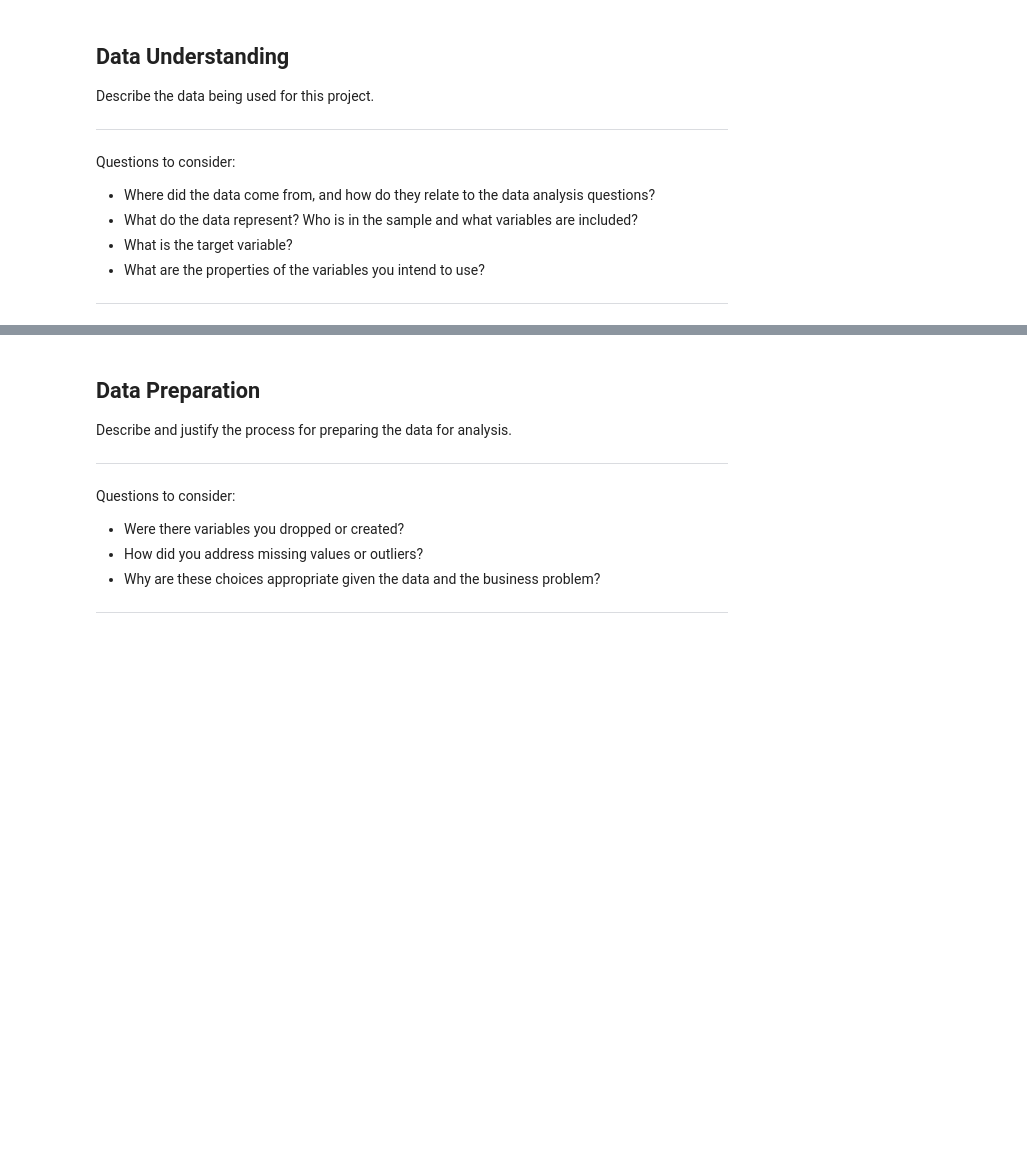
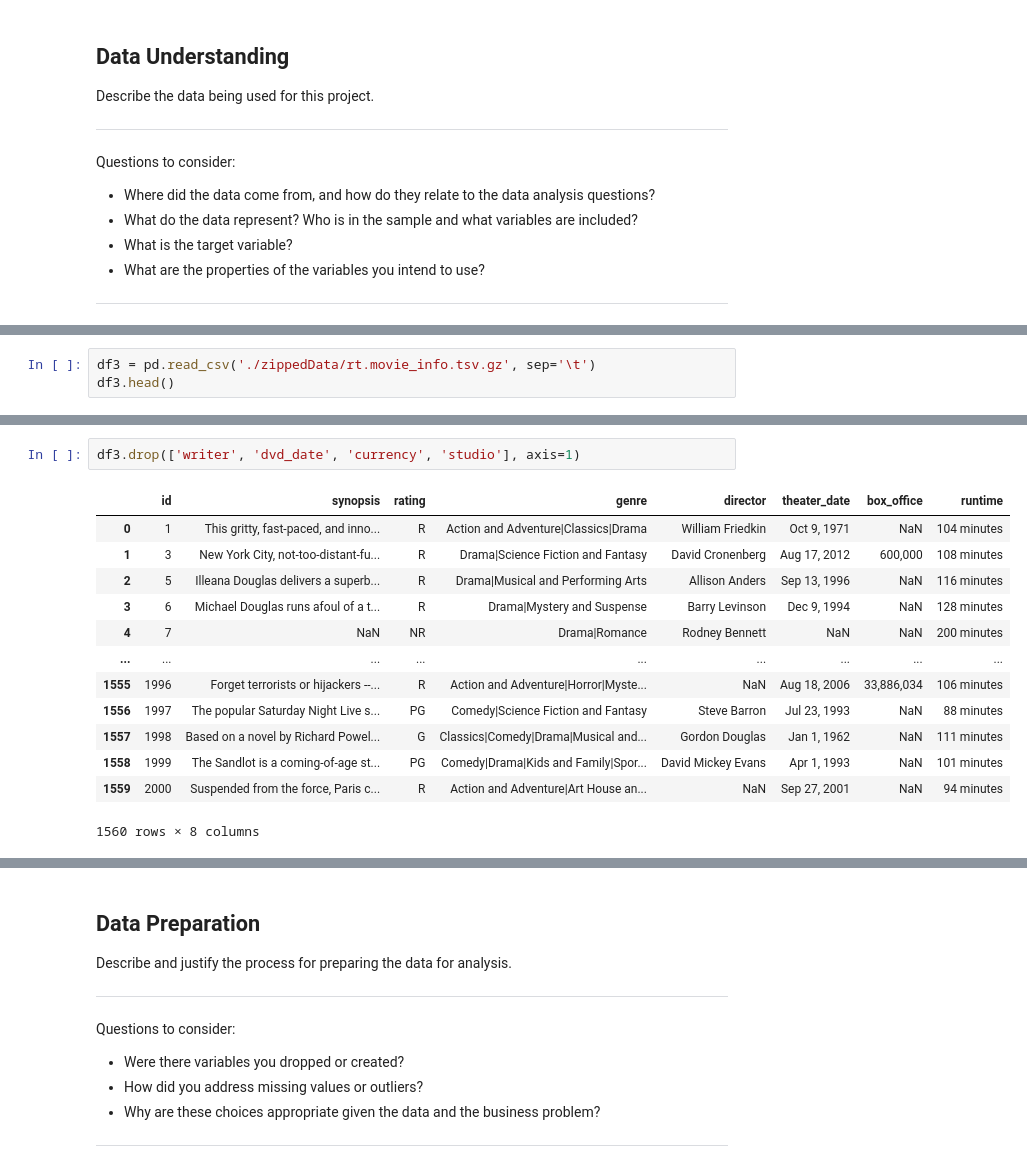
Before and after one commit to chubecca21/microsoft-movie-analysis, a Jupyter notebook: dsc-phase1-project-template.ipynb, the cells around one changed output, grey strips where cells are left out. Drawn from its saved outputs; the diff is of its cells as text; blank space fills up the shorter version.

```diff
--- a/dsc-phase1-project-template.ipynb
+++ b/dsc-phase1-project-template.ipynb
@@ -43,0 +124,3 @@ import seaborn as sns
+# %%
+df3 = pd.read_csv('./zippedData/rt.movie_info.tsv.gz', sep='\t')
+df3.head()
@@ -43,0 +141,16 @@ import seaborn as sns
+# %%
+df3.drop(['writer', 'dvd_date', 'currency', 'studio'], axis=1)
+# %% [output]
+|  | id | synopsis | rating | genre | director | theater_date | box_office | runtime |
+| 0 | 1 | This gritty, fast-paced, and inno... | R | Action and Adventure|Classics|Drama | William Friedkin | Oct 9, 1971 | NaN | 104 minutes |
+| 1 | 3 | New York City, not-too-distant-fu... | R | Drama|Science Fiction and Fantasy | David Cronenberg | Aug 17, 2012 | 600,000 | 108 minutes |
+| 2 | 5 | Illeana Douglas delivers a superb... | R | Drama|Musical and Performing Arts | Allison Anders | Sep 13, 1996 | NaN | 116 minutes |
+| 3 | 6 | Michael Douglas runs afoul of a t... | R | Drama|Mystery and Suspense | Barry Levinson | Dec 9, 1994 | NaN | 128 minutes |
+| 4 | 7 | NaN | NR | Drama|Romance | Rodney Bennett | NaN | NaN | 200 minutes |
+| ... | ... | ... | ... | ... | ... | ... | ... | ... |
+| 1555 | 1996 | Forget terrorists or hijackers --... | R | Action and Adventure|Horror|Myste... | NaN | Aug 18, 2006 | 33,886,034 | 106 minutes |
+| 1556 | 1997 | The popular Saturday Night Live s... | PG | Comedy|Science Fiction and Fantasy | Steve Barron | Jul 23, 1993 | NaN | 88 minutes |
+| 1557 | 1998 | Based on a novel by Richard Powel... | G | Classics|Comedy|Drama|Musical and... | Gordon Douglas | Jan 1, 1962 | NaN | 111 minutes |
+| 1558 | 1999 | The Sandlot is a coming-of-age st... | PG | Comedy|Drama|Kids and Family|Spor... | David Mickey Evans | Apr 1, 1993 | NaN | 101 minutes |
+| 1559 | 2000 | Suspended from the force, Paris c... | R | Action and Adventure|Art House an... | NaN | Sep 27, 2001 | NaN | 94 minutes |
+1560 rows × 8 columns
```
Also changed, not shown: parts of 51 cells of this notebook.
